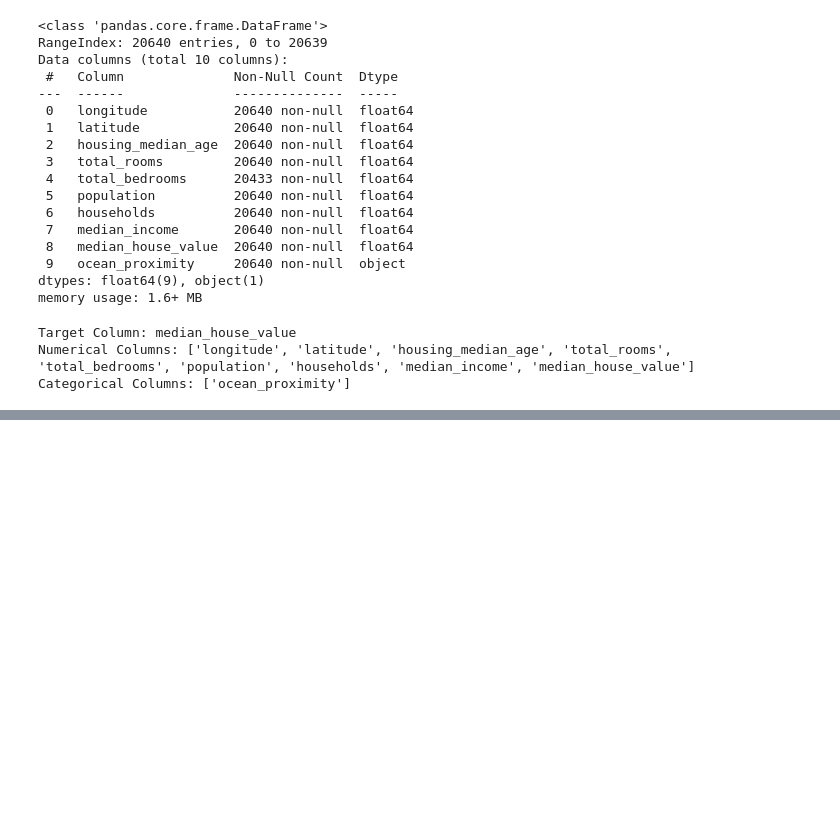
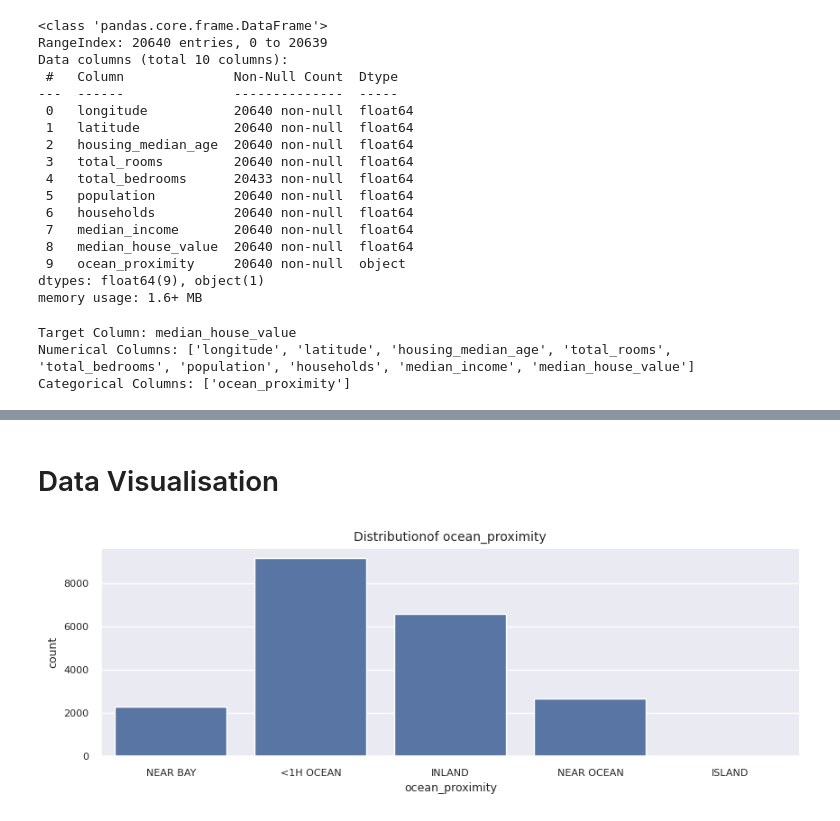
Before and after one commit to NgocAnhNguyen-0601/Housing-Price-Prediction-, a Jupyter notebook: Housing_Price_Prediction.ipynb, the cells around one changed output, grey strips where cells are left out. Cells and saved outputs as stored; diff of their text form; code cells hidden in the pictures; blank space fills up the shorter version.

```diff
--- a/Housing_Price_Prediction.ipynb
+++ b/Housing_Price_Prediction.ipynb
@@ -128,0 +147,4 @@ Categorical Columns: ['ocean_proximity']
+# %%
+# check presence of encoded missing values:
+for col in df.columns:
+  print(df[col].value_counts().head(20))
@@ -128,0 +208,11 @@ Categorical Columns: ['ocean_proximity']
+# %% [markdown]
+# Data Visualisation
+# %%
+# Count plot for categorical columns:
+for col in cat_cols:
+  plt.figure(figsize=(10,3))
+  sns.countplot(data=df, x=col)
+  plt.title(f"Distributionof {col}")
+  plt.show()
+# %% [output]
+[figure, added]
```
Also changed, not shown: parts of 13 cells of this notebook.
